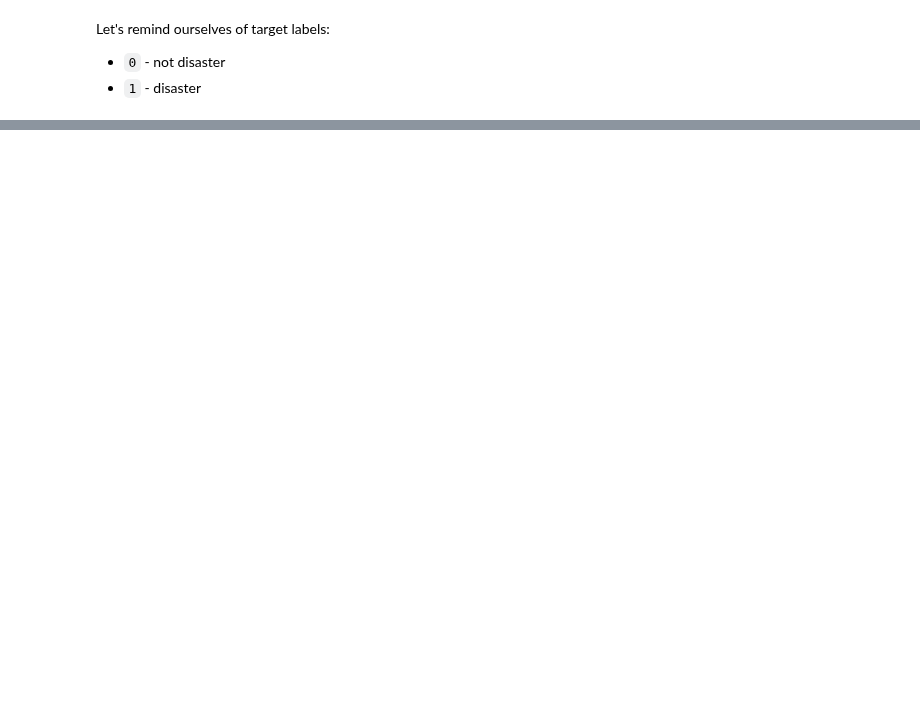
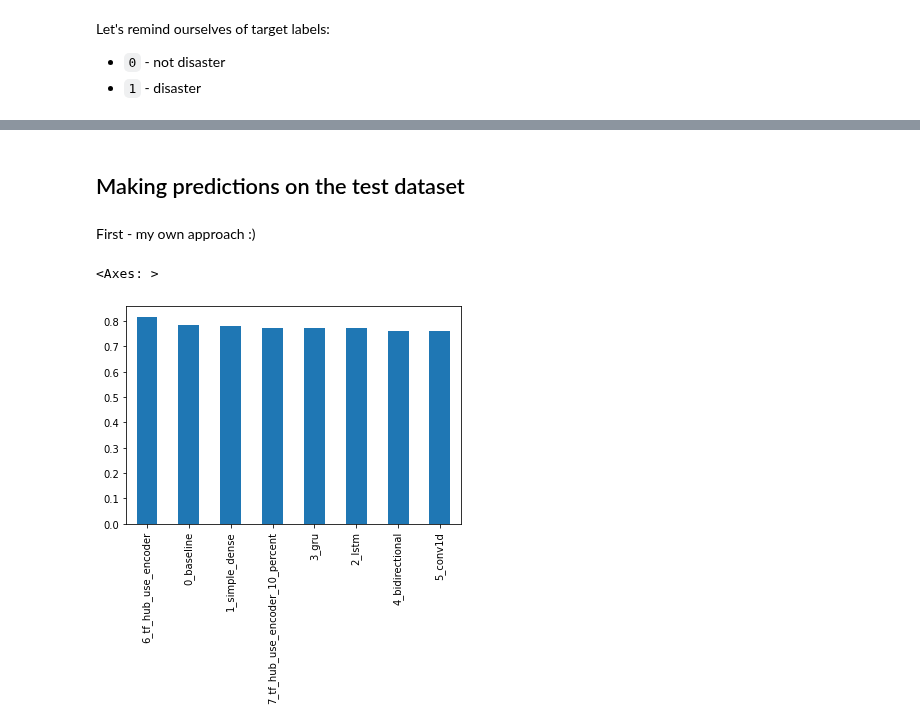
Before and after one commit to pawelkiszczak/tensorflow, a Jupyter notebook: colab_notebooks/08_introduction_to_nlp_in_tensorflow.ipynb, the cells around one changed output, grey strips where cells are left out. Drawn from its saved outputs; the diff is of its cells as text; code cells hidden in the pictures; blank space fills up the shorter version.

```diff
--- a/colab_notebooks/08_introduction_to_nlp_in_tensorflow.ipynb
+++ b/colab_notebooks/08_introduction_to_nlp_in_tensorflow.ipynb
@@ -1561,0 +1623,10 @@ most_wrong[-10:]
+# %% [markdown]
+## Making predictions on the test dataset
+# %% [markdown]
+First - my own approach :)
+# %%
+# Reviewing the model with highest f1-score
+all_model_results['f1'].sort_values(ascending=False).plot(kind='bar')
+# %% [output]
+<Axes: >
+[figure, added]
```
Also changed, not shown: parts of 57 cells of this notebook.
